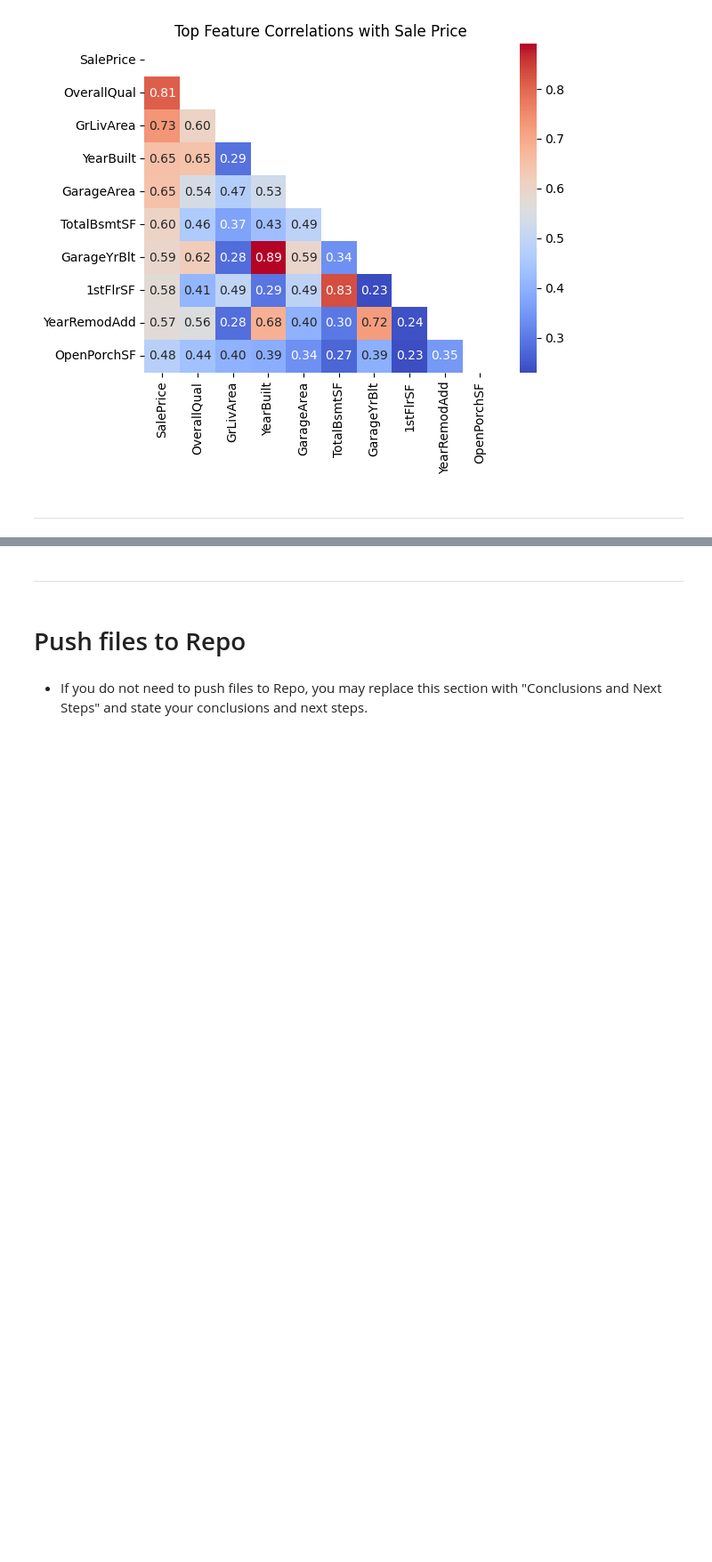
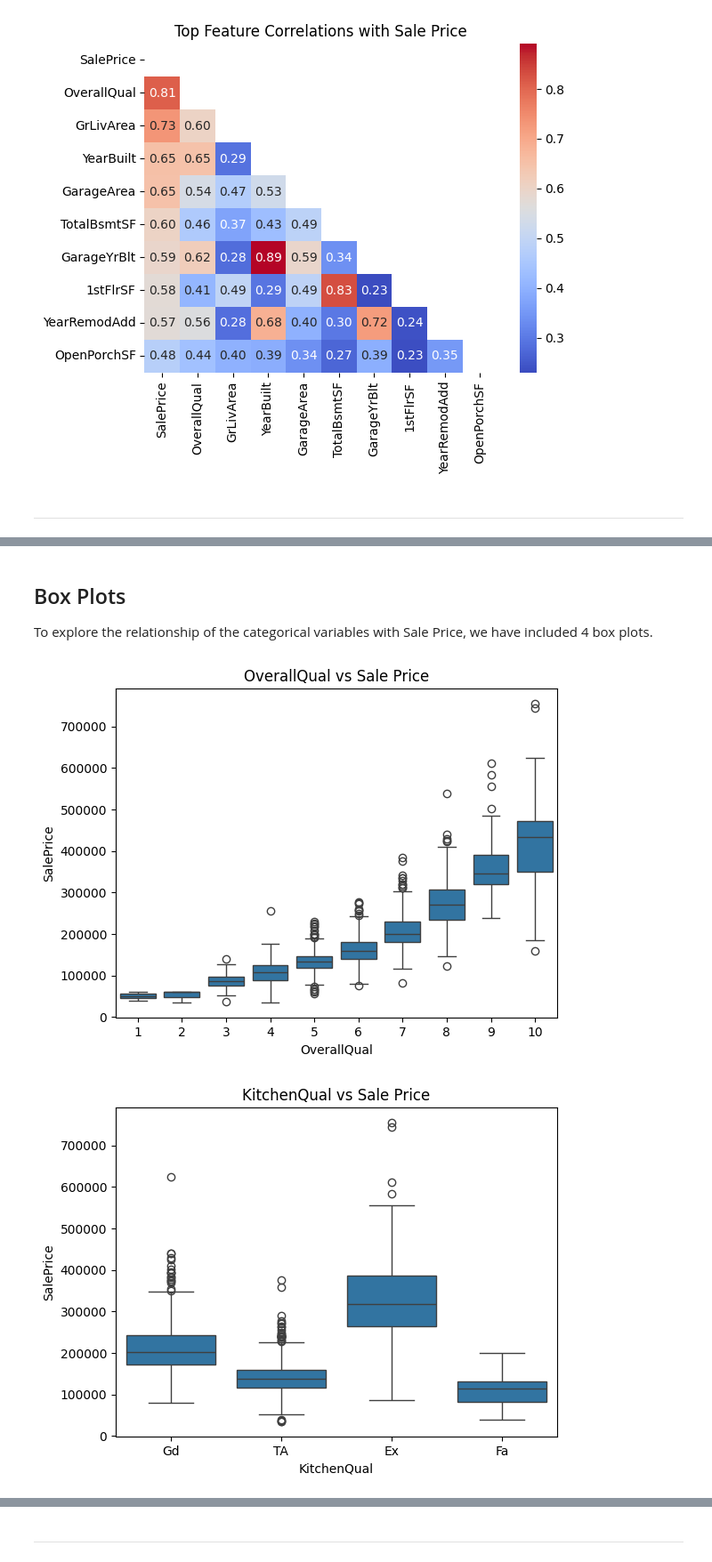
Before and after one commit to Rob-C-89/heritage-housing-issues-milestone, a Jupyter notebook: jupyter_notebooks/02 - Data Understanding.ipynb, the cells around one changed output, grey strips where cells are left out. Shown at 89% size. Drawn from its saved outputs; the diff is of its cells as text; code cells hidden in the pictures; blank space fills up the shorter version.

```diff
--- a/jupyter_notebooks/02 - Data Understanding.ipynb
+++ b/jupyter_notebooks/02 - Data Understanding.ipynb
@@ -173,0 +192,14 @@ NOTE
+# %% [markdown]
+## Box Plots
+
+To explore the relationship of the categorical variables with Sale Price, we have included 4 box plots.
+# %%
+categorical_features = ['OverallQual', 'KitchenQual', 'GarageFinish', 'BsmtExposure']
+
+for feature in categorical_features:
+    sns.boxplot(data=df, x=feature, y='SalePrice')
+    plt.title(f'{feature} vs Sale Price')
+    plt.show()
+# %% [output]
+[figure, added]
+[figure, added]
@@ -174,6 +208,2 @@ NOTE
 # %% [markdown]
 ---
-# %% [markdown]
-# Push files to Repo
-# %% [markdown]
-* If you do not need to push files to Repo, you may replace this section with "Conclusions and Next Steps" and state your conclusions and next steps.
```
Also changed, not shown: parts of 7 cells of this notebook.
